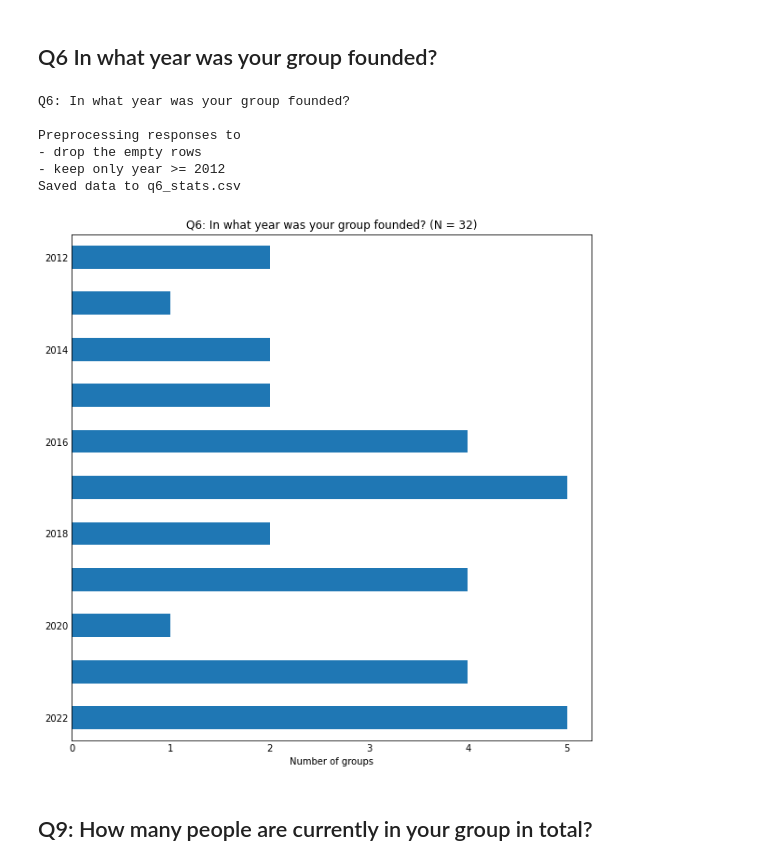
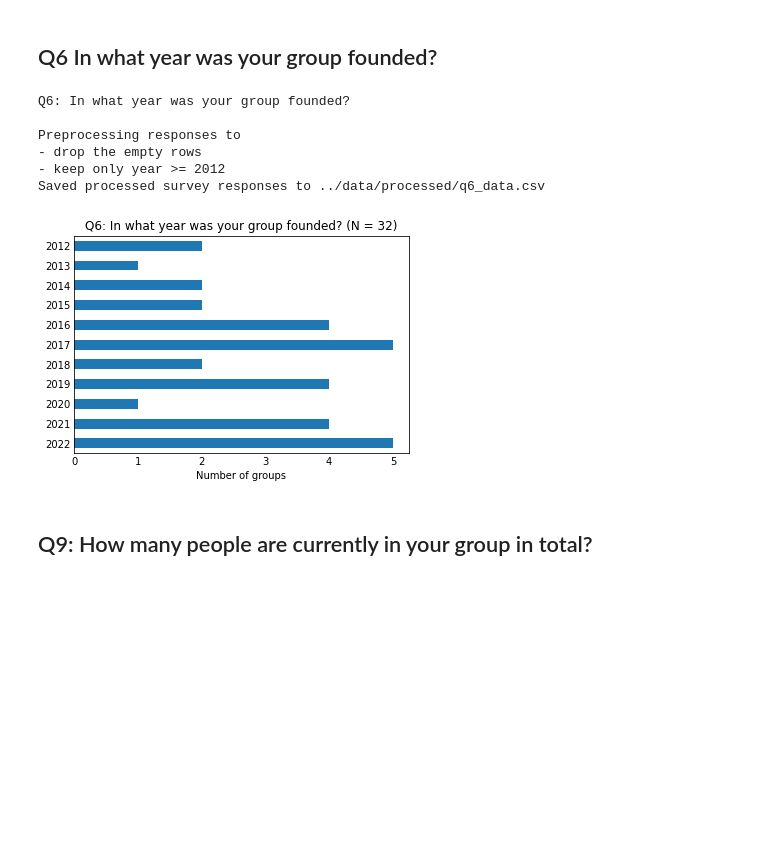
Before and after one commit to softwaresaved/RSE-Group-Leaders-Survey-2023_Python, a Jupyter notebook: notebooks/PRODUCE_report.ipynb, the cells around one changed output. Cells and saved outputs as stored; diff of their text form; code cells hidden in the pictures; blank space fills up the shorter version.

```diff
--- a/notebooks/PRODUCE_report.ipynb
+++ b/notebooks/PRODUCE_report.ipynb
@@ -29,7 +29,8 @@ min_gsize = 5
 # %%
-setup, dset, dset_gnames = util.read_setup_and_data()
-validated = util.validate_setup_and_data(setup, dset)
-dset = util.rename_groups(dset, dset_gnames)
+setup, dset = rw.read_setup_and_data(verbose=verbose)
+dset_gnames = rw.read_group_names('group_names', verbose=verbose)
+validated = rw.validate_setup_and_data(setup, dset)
+dset = pp.rename_groups(dset, dset_gnames)
 
 if not validated:
     print("ERROR: setup and data files are not valid.")
@@ -47,11 +48,11 @@ dset = dset[dset.q1 == "Yes"]
 nrsps = dset.shape[0]
 
 # process the text and checkbox responses
-dset = util.preprocess_text(dset, setup, verbose=verbose)
-dset = util.preprocess_checkboxes(dset, setup, verbose=verbose)
+dset = pp.preprocess_text(dset, setup, verbose=verbose)
+dset = pp.preprocess_checkboxes(dset, setup, verbose=verbose)
 
 # save the processed dataset
-util.save_dataset(dset)
+rw.save_dataset(dset, verbose=verbose)
 
 # print out some information
 print()
@@ -417,53 +292,35 @@ Saved data to q19_stats.csv
 # %%
 qst = "q6"
 
-title = f"{qst.upper()}: {setup[qst]['text'].replace(':', '')}"
+title = vis.build_title(qst, setup)
 print(title)
 
-dset2plot = dset[dset[qst] >= 2012].copy()
+dset2plot = dset[qst].copy().to_frame(name=qst)
+dset2plot = dset2plot[dset2plot[qst] >= 2012]
 
 if verbose:
     print("\nPreprocessing responses to")
     print("- drop the empty rows")
     print("- keep only year >= 2012")
 
 # drop the nan rows
 dset2plot = dset2plot.dropna(subset=[qst])
 
-# save data
-fname = f"{qst}_stats"
-util.save_dataset(dset2plot, fname=fname)
-if verbose:
-    print(f"Saved data to {fname}.csv")
+rw.save_dataset(dset2plot, f"{qst}_data", verbose=verbose)
 
+dset_stats = dset2plot[qst].astype(int).value_counts().to_frame(name="Number of groups")
+dset_stats = dset_stats.sort_index(ascending=False)
+dset_stats.index.name = "Founding year"
 
-col = "Number of groups"
-dset_stats = dset2plot[qst].astype(int).value_counts().to_frame(name=col)
-dset_stats = dset_stats.sort_index(ascending=False)
-dset_stats.index.name = "Group size"
-
-dset_stats.plot.barh(y=col,
-                     legend=False,
-                     color=color_bars,
-                     title=f"{title} (N = {dset2plot.shape[0]})"
-                     )
-plt.xlabel(col)
-plt.ylabel("")
-plt.tick_params(axis="both", which="major", length=0)
-plt.gca().xaxis.set_major_locator(MaxNLocator(integer=True))
-plt.gca().yaxis.set_major_locator(MaxNLocator(integer=True))
-plt.gcf().set_size_inches(10, 10)
-plt.gcf().set_facecolor('white')
-
-plt.show()
+vis.plot_hbarchart(dset_stats, stat='count', title=f"{title} (N = {dset2plot.shape[0]})")
 # %% [output]
 Q6: In what year was your group founded?
 
 Preprocessing responses to
 - drop the empty rows
 - keep only year >= 2012
-Saved data to q6_stats.csv
+Saved processed survey responses to ../data/processed/q6_data.csv
-[figure, old version]
+[figure, new version]
 # %% [markdown]
 ## Q9: How many people are currently in your group in total?
 # %%
```
Also changed, not shown: parts of 11 cells of this notebook, 42 other files.
